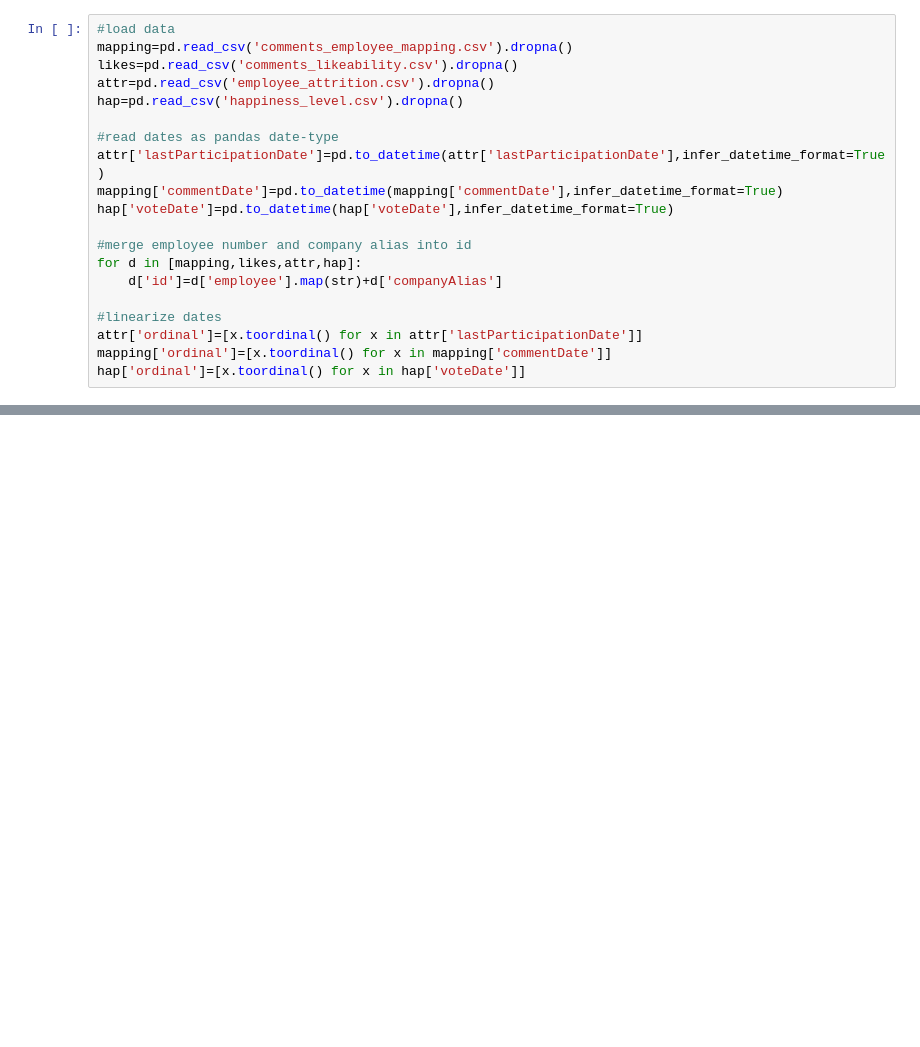
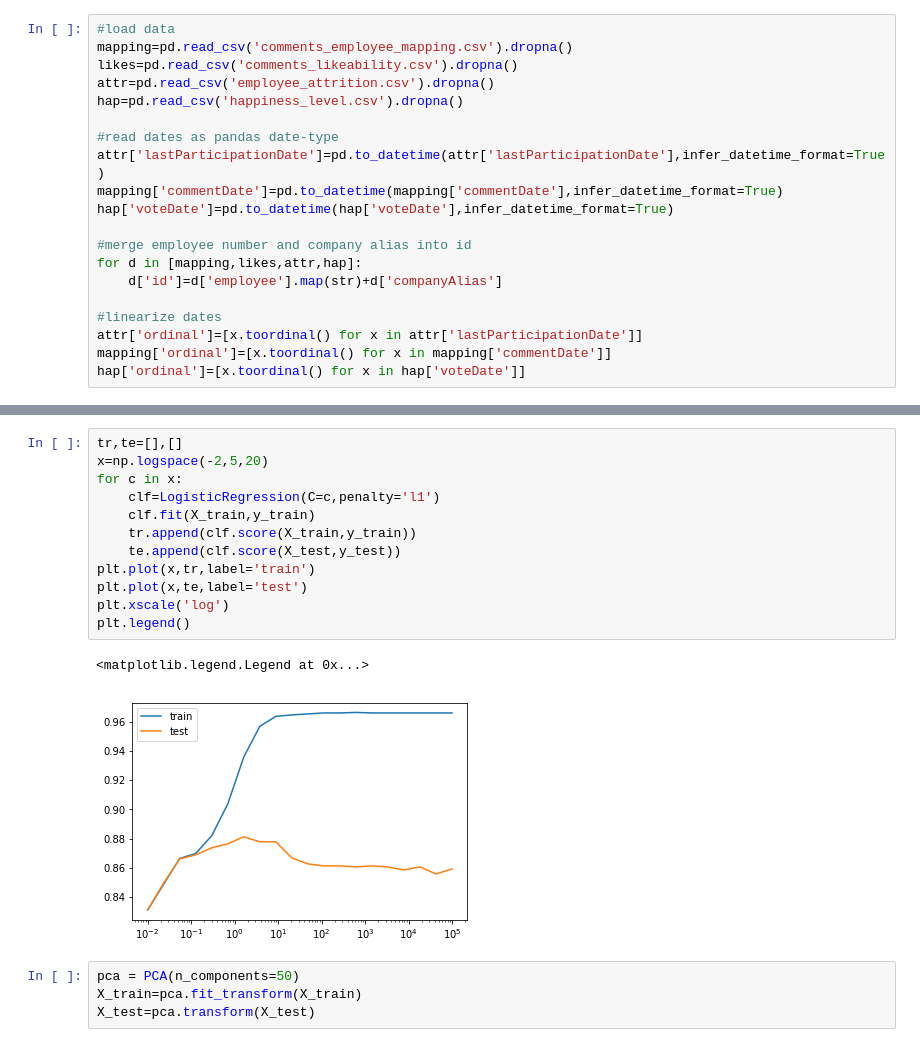
Before and after one commit to divyakraman/DataAnalyticsProject_MS4110, a Jupyter notebook: Models.ipynb, the cells around one changed output, grey strips where cells are left out. Saved outputs shown, nothing was run; the diff lists cells and outputs as text; blank space fills up the shorter version.

```diff
--- a/Models.ipynb
+++ b/Models.ipynb
@@ -45,0 +106,19 @@ X_test=pca.transform(X_test)
+# %%
+tr,te=[],[]
+x=np.logspace(-2,5,20)
+for c in x:
+    clf=LogisticRegression(C=c,penalty='l1')
+    clf.fit(X_train,y_train)
+    tr.append(clf.score(X_train,y_train))
+    te.append(clf.score(X_test,y_test))
+plt.plot(x,tr,label='train')
+plt.plot(x,te,label='test')
+plt.xscale('log')
+plt.legend()
+# %% [output]
+<matplotlib.legend.Legend at 0x...>
+[figure, added]
+# %%
+pca = PCA(n_components=50)
+X_train=pca.fit_transform(X_train)
+X_test=pca.transform(X_test)
```
Also changed, not shown: parts of 21 cells of this notebook, 1 other file.
